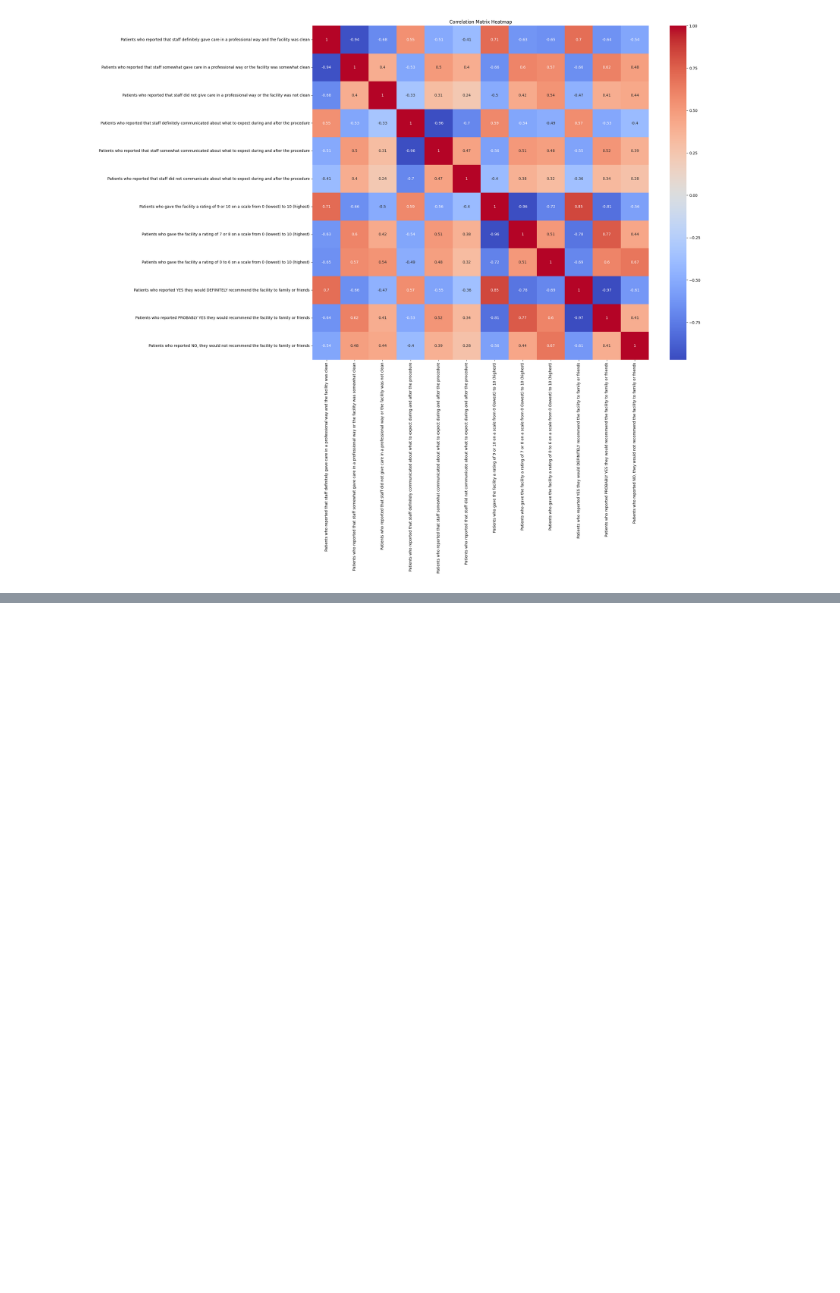
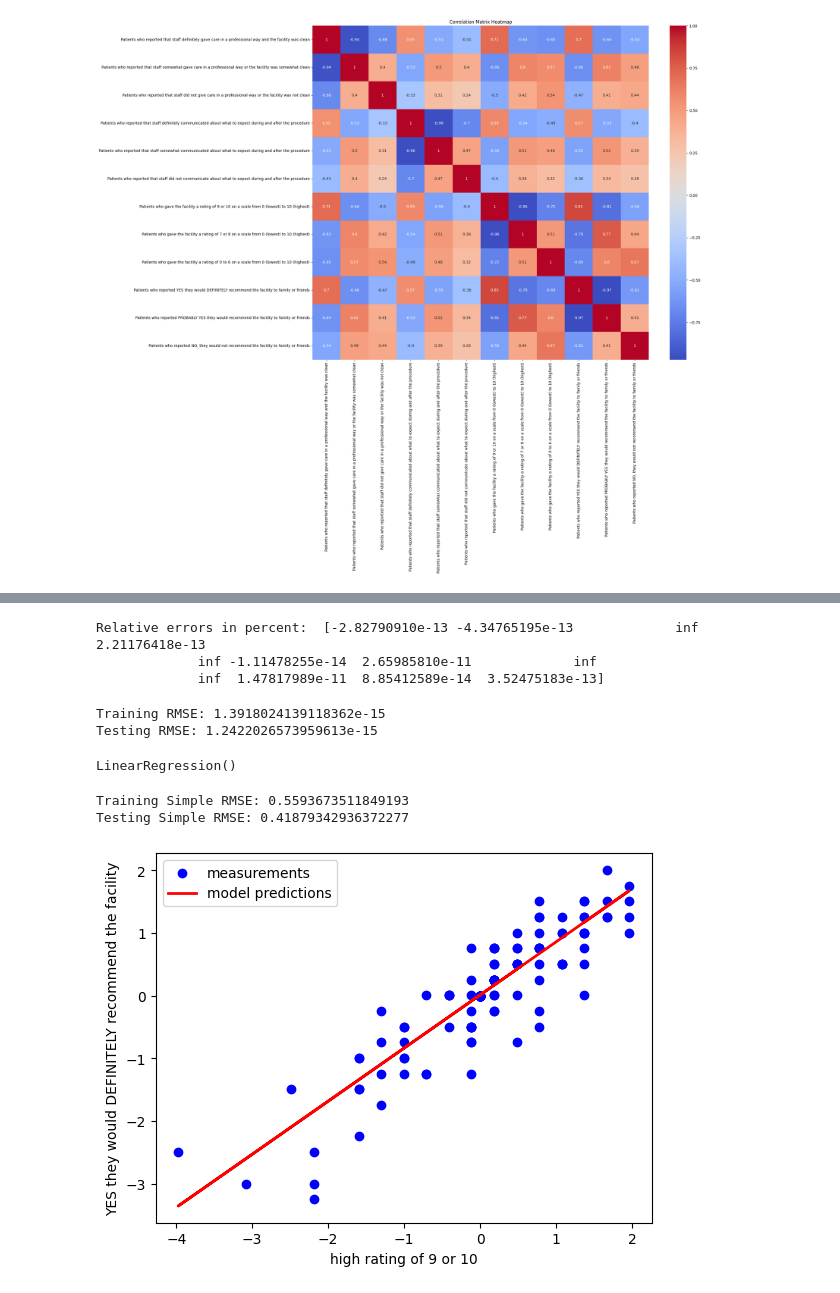
Before and after one commit to rachel5678b/Data-Science-Project-1, a Jupyter notebook: OAS_CAHPS.ipynb, the cells around one changed output, grey strips where cells are left out. Drawn from its saved outputs; the diff is of its cells as text; code cells hidden in the pictures; blank space fills up the shorter version.

Commit message:
created model for definitly recommend

```diff
--- a/OAS_CAHPS.ipynb
+++ b/OAS_CAHPS.ipynb
@@ -245,0 +280,8 @@ plt.show()
+# %%
+# Create a linear regression onject to train and score
+
+linear_model = LinearRegression()
+# %%
+# Train a linear regression model on the training set
+
+linear_model.fit(X_train, y_train)
@@ -245,0 +305,55 @@ plt.show()
+# %%
+# Calculate the relative error of these predictions
+
+relative_errors = np.abs(linear_predictions_test - y_test) / y_test * 100
+print("Relative errors in percent: ", relative_errors[:12].values)
+# %% [output]
+Relative errors in percent:  [-2.82790910e-13 -4.34765195e-13             inf  2.21176418e-13
+             inf -1.11478255e-14  2.65985810e-11             inf
+             inf  1.47817989e-11  8.85412589e-14  3.52475183e-13]
+# %%
+# Calculate the root mean squared error on the training and test set
+from sklearn.metrics import root_mean_squared_error
+
+# Training RMSE
+rmse_train = root_mean_squared_error(y_train, linear_predictions_train)
+print(f"Training RMSE: {rmse_train}")
+
+# Testing RMSE
+rmse_test = root_mean_squared_error(y_test, linear_predictions_test)
+print(f"Testing RMSE: {rmse_test}")
+# %% [output]
+Training RMSE: 1.3918024139118362e-15
+Testing RMSE: 1.2422026573959613e-15
+# %%
+# Train a simple linear regression model with only one feature for comparison
+X_train_high_rating = X_train[['Patients who gave the facility a rating of 9 or 10 on a scale from 0 (lowest) to 10 (highest)']]
+X_test_high_rating = X_test[['Patients who gave the facility a rating of 9 or 10 on a scale from 0 (lowest) to 10 (highest)']]
+simple_linear_model = LinearRegression()
+simple_linear_model.fit(X_train_high_rating, y_train)
+# %% [output]
+LinearRegression()
+# %%
+# Make predictions on the training and test set
+simple_predictions_train = simple_linear_model.predict(X_train_high_rating)
+simple_predictions_test = simple_linear_model.predict(X_test_high_rating)
+# %%
+# Calculate the root mean squared error on the training and test set
+simple_rmse_train = root_mean_squared_error(y_train, simple_predictions_train)
+print(f"Training Simple RMSE: {simple_rmse_train}")
+
+simple_rmse_test = root_mean_squared_error(y_test, simple_predictions_test)
+print(f"Testing Simple RMSE: {simple_rmse_test}")
+# %% [output]
+Training Simple RMSE: 0.5593673511849193
+Testing Simple RMSE: 0.41879342936372277
+# %%
+# Plot the simple linear regression model
+plt.scatter(X_test_high_rating, y_test, color='blue', label='measurements')
+plt.plot(X_test_high_rating, simple_predictions_test, color='red', linewidth=2, label='model predictions')
+plt.xlabel("high rating of 9 or 10")
+plt.ylabel("YES they would DEFINITELY recommend the facility")
+plt.legend(loc="upper left")
+plt.show()
+# %% [output]
+[figure, added]
```
Also changed, not shown: parts of 28 cells of this notebook.
